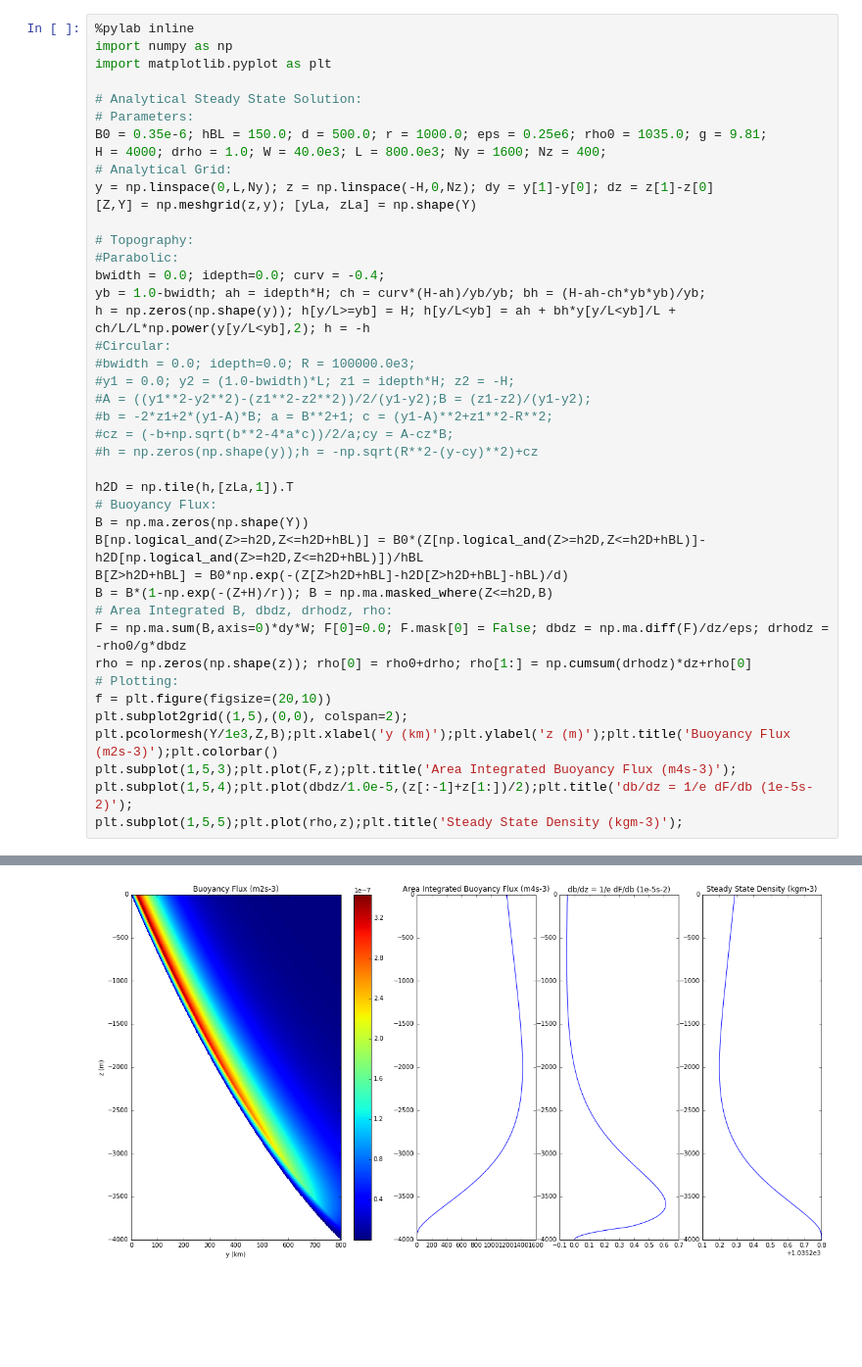
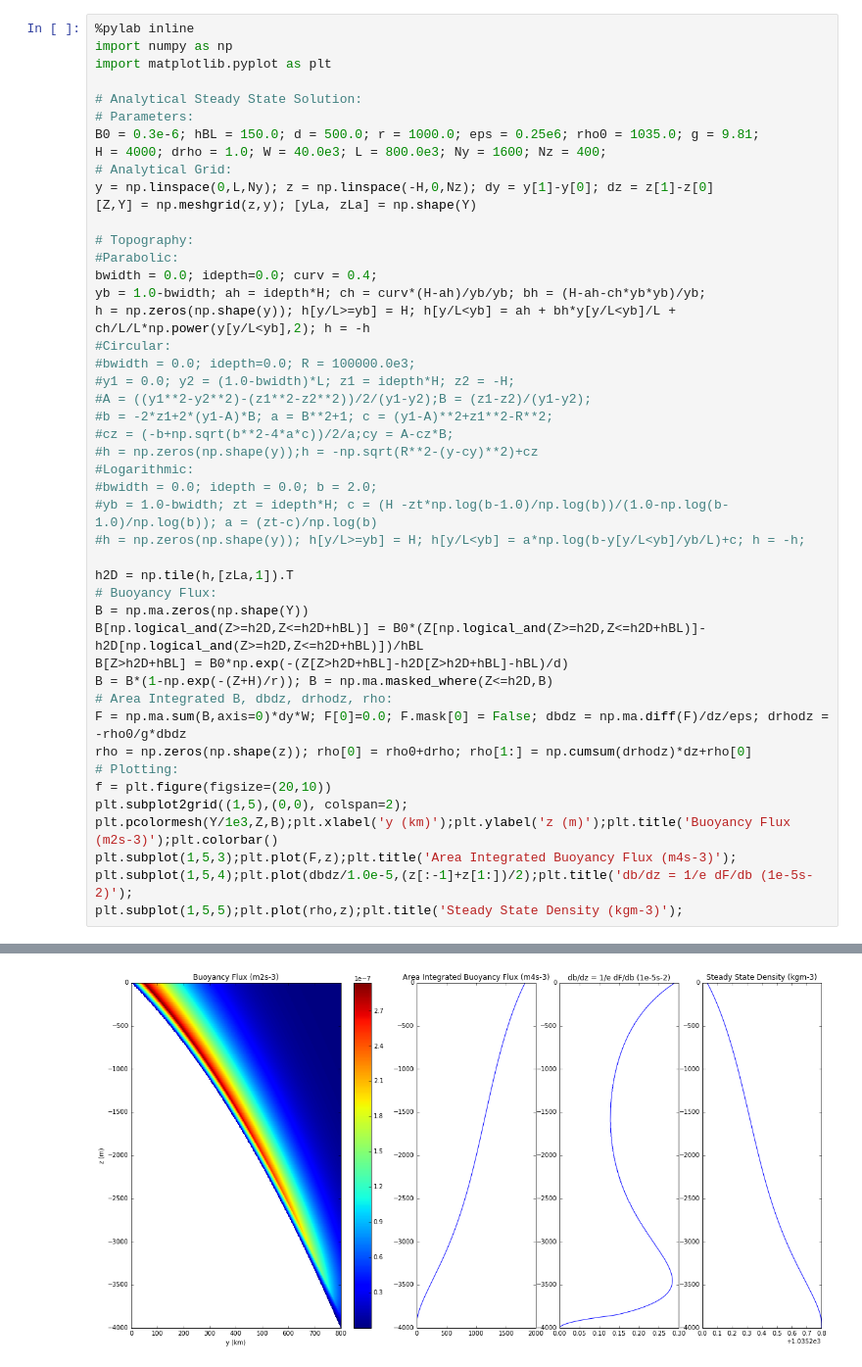
Before and after one commit to rmholmes/MOM6-examples, a Jupyter notebook: ocean_only/abmix2d/Analytical_Analysis.ipynb, the cells around one changed output, grey strips where cells are left out. Shown at 98% size. Saved outputs shown, nothing was run; the diff lists cells and outputs as text; blank space fills up the shorter version.

```diff
--- a/ocean_only/abmix2d/Analytical_Analysis.ipynb
+++ b/ocean_only/abmix2d/Analytical_Analysis.ipynb
@@ -5,7 +5,7 @@ import matplotlib.pyplot as plt
 
 # Analytical Steady State Solution:
 # Parameters:
-B0 = 0.35e-6; hBL = 150.0; d = 500.0; r = 1000.0; eps = 0.25e6; rho0 = 1035.0; g = 9.81;
+B0 = 0.3e-6; hBL = 150.0; d = 500.0; r = 1000.0; eps = 0.25e6; rho0 = 1035.0; g = 9.81;
 H = 4000; drho = 1.0; W = 40.0e3; L = 800.0e3; Ny = 1600; Nz = 400;
 # Analytical Grid:
 y = np.linspace(0,L,Ny); z = np.linspace(-H,0,Nz); dy = y[1]-y[0]; dz = z[1]-z[0]
@@ -13,35 +13,39 @@ y = np.linspace(0,L,Ny); z = np.linspace(-H,0,Nz); dy = y[1]-y[0]; dz = z[1]-z[0
 
 # Topography:
 #Parabolic:
-bwidth = 0.0; idepth=0.0; curv = -0.4;
+bwidth = 0.0; idepth=0.0; curv = 0.4;
 yb = 1.0-bwidth; ah = idepth*H; ch = curv*(H-ah)/yb/yb; bh = (H-ah-ch*yb*yb)/yb;
 h = np.zeros(np.shape(y)); h[y/L>=yb] = H; h[y/L<yb] = ah + bh*y[y/L<yb]/L + ch/L/L*np.power(y[y/L<yb],2); h = -h
 #Circular:
 #bwidth = 0.0; idepth=0.0; R = 100000.0e3;
 #y1 = 0.0; y2 = (1.0-bwidth)*L; z1 = idepth*H; z2 = -H;
 #A = ((y1**2-y2**2)-(z1**2-z2**2))/2/(y1-y2);B = (z1-z2)/(y1-y2);
 #b = -2*z1+2*(y1-A)*B; a = B**2+1; c = (y1-A)**2+z1**2-R**2;
 #cz = (-b+np.sqrt(b**2-4*a*c))/2/a;cy = A-cz*B;
 #h = np.zeros(np.shape(y));h = -np.sqrt(R**2-(y-cy)**2)+cz
+#Logarithmic:
+#bwidth = 0.0; idepth = 0.0; b = 2.0;
+#yb = 1.0-bwidth; zt = idepth*H; c = (H -zt*np.log(b-1.0)/np.log(b))/(1.0-np.log(b-1.0)/np.log(b)); a = (zt-c)/np.log(b)
+#h = np.zeros(np.shape(y)); h[y/L>=yb] = H; h[y/L<yb] = a*np.log(b-y[y/L<yb]/yb/L)+c; h = -h;
 
 h2D = np.tile(h,[zLa,1]).T
 # Buoyancy Flux:
 B = np.ma.zeros(np.shape(Y))
 B[np.logical_and(Z>=h2D,Z<=h2D+hBL)] = B0*(Z[np.logical_and(Z>=h2D,Z<=h2D+hBL)]-h2D[np.logical_and(Z>=h2D,Z<=h2D+hBL)])/hBL
 B[Z>h2D+hBL] = B0*np.exp(-(Z[Z>h2D+hBL]-h2D[Z>h2D+hBL]-hBL)/d)
 B = B*(1-np.exp(-(Z+H)/r)); B = np.ma.masked_where(Z<=h2D,B)
 # Area Integrated B, dbdz, drhodz, rho:
 F = np.ma.sum(B,axis=0)*dy*W; F[0]=0.0; F.mask[0] = False; dbdz = np.ma.diff(F)/dz/eps; drhodz = -rho0/g*dbdz
 rho = np.zeros(np.shape(z)); rho[0] = rho0+drho; rho[1:] = np.cumsum(drhodz)*dz+rho[0]
 # Plotting:
 f = plt.figure(figsize=(20,10))
 plt.subplot2grid((1,5),(0,0), colspan=2);
 plt.pcolormesh(Y/1e3,Z,B);plt.xlabel('y (km)');plt.ylabel('z (m)');plt.title('Buoyancy Flux (m2s-3)');plt.colorbar()
 plt.subplot(1,5,3);plt.plot(F,z);plt.title('Area Integrated Buoyancy Flux (m4s-3)');
 plt.subplot(1,5,4);plt.plot(dbdz/1.0e-5,(z[:-1]+z[1:])/2);plt.title('db/dz = 1/e dF/db (1e-5s-2)');
 plt.subplot(1,5,5);plt.plot(rho,z);plt.title('Steady State Density (kgm-3)');
 # %% [output]
 Populating the interactive namespace from numpy and matplotlib
 WARNING: pylab import has clobbered these variables: ['f']
 `%matplotlib` prevents importing * from pylab and numpy
-[figure, old version]
+[figure, new version]
```
Also changed, not shown: 5 other files.
